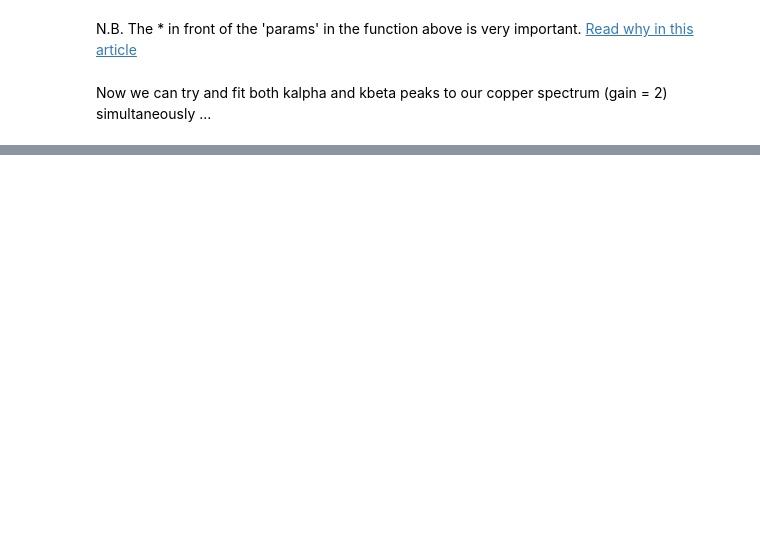
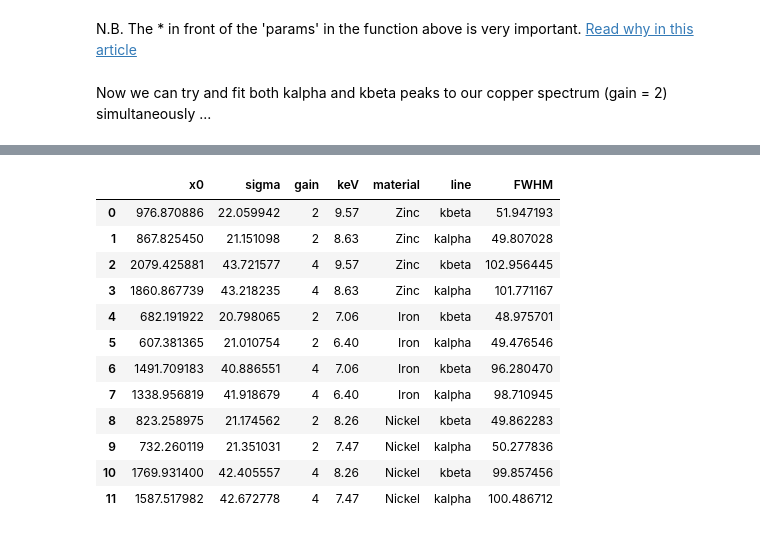
Before and after one commit to rtreharne/XRF, a Jupyter notebook: HiPy for Second Year Physics | XRF Workbook.ipynb, the cells around one changed output, grey strips where cells are left out. Drawn from its saved outputs; the diff is of its cells as text; code cells hidden in the pictures; blank space fills up the shorter version.

```diff
--- a/HiPy for Second Year Physics | XRF Workbook.ipynb
+++ b/HiPy for Second Year Physics | XRF Workbook.ipynb
@@ -372,0 +408,16 @@ copper = fit_sheet('Copper', guess = [400, 1500, 20, 200, 1600, 100])
+# %%
+summary_table
+# %% [output]
+|  | x0 | sigma | gain | keV | material | line | FWHM |
+| 0 | 976.870886 | 22.059942 | 2 | 9.57 | Zinc | kbeta | 51.947193 |
+| 1 | 867.825450 | 21.151098 | 2 | 8.63 | Zinc | kalpha | 49.807028 |
+| 2 | 2079.425881 | 43.721577 | 4 | 9.57 | Zinc | kbeta | 102.956445 |
+| 3 | 1860.867739 | 43.218235 | 4 | 8.63 | Zinc | kalpha | 101.771167 |
+| 4 | 682.191922 | 20.798065 | 2 | 7.06 | Iron | kbeta | 48.975701 |
+| 5 | 607.381365 | 21.010754 | 2 | 6.40 | Iron | kalpha | 49.476546 |
+| 6 | 1491.709183 | 40.886551 | 4 | 7.06 | Iron | kbeta | 96.280470 |
+| 7 | 1338.956819 | 41.918679 | 4 | 6.40 | Iron | kalpha | 98.710945 |
+| 8 | 823.258975 | 21.174562 | 2 | 8.26 | Nickel | kbeta | 49.862283 |
+| 9 | 732.260119 | 21.351031 | 2 | 7.47 | Nickel | kalpha | 50.277836 |
+| 10 | 1769.931400 | 42.405557 | 4 | 8.26 | Nickel | kbeta | 99.857456 |
+| 11 | 1587.517982 | 42.672778 | 4 | 7.47 | Nickel | kalpha | 100.486712 |
```
Also changed, not shown: parts of 44 cells of this notebook, 4 other files.
